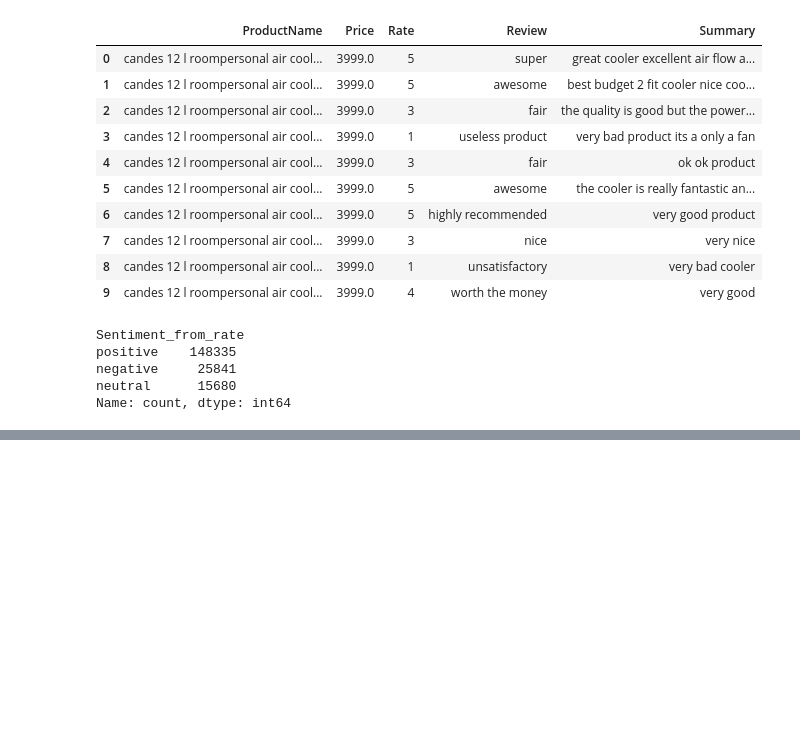
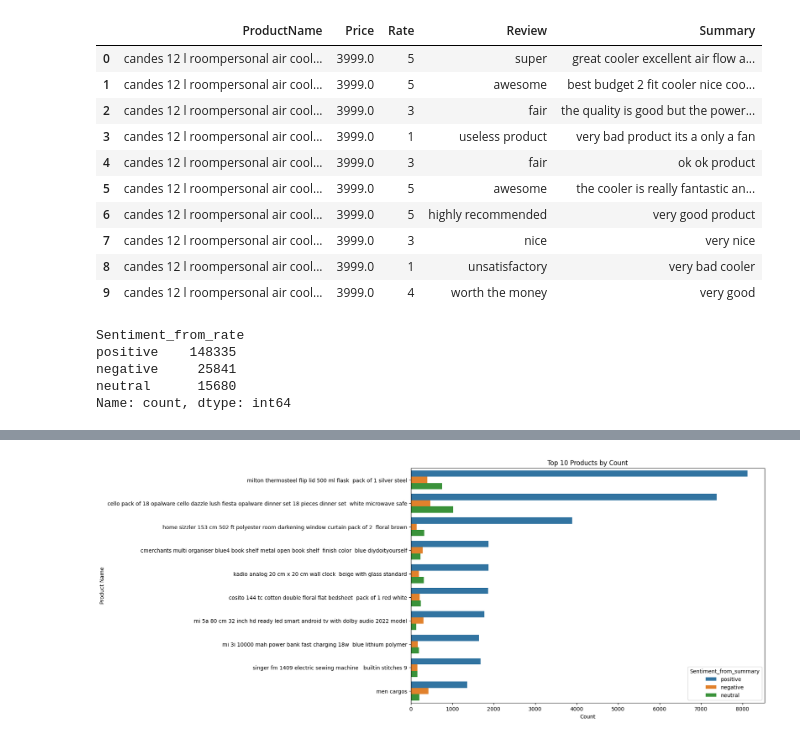
Before and after one commit to anazmuhdd/Flipkart_Review_Analyzer, a Jupyter notebook: notebook 1.ipynb, the cells around one changed output, grey strips where cells are left out. Drawn from its saved outputs; the diff is of its cells as text; code cells hidden in the pictures; blank space fills up the shorter version.

```diff
--- a/notebook 1.ipynb
+++ b/notebook 1.ipynb
@@ -355,0 +462,11 @@ data.head
+# %%
+plt.figure(figsize=(12, 8))
+top_products=data['ProductName'].value_counts().index[:10]
+top_products_data=data[data['ProductName'].isin(top_products)]
+sns.countplot(y='ProductName', hue='Sentiment_from_summary', data=top_products_data, order=top_products_data['ProductName'].value_counts().index)
+plt.title('Top 10 Products by Count')
+plt.xlabel('Count')
+plt.ylabel('Product Name')
+plt.show()
+# %% [output]
+[figure, added]
```
Also changed, not shown: parts of 9 cells of this notebook, 2 other files.
